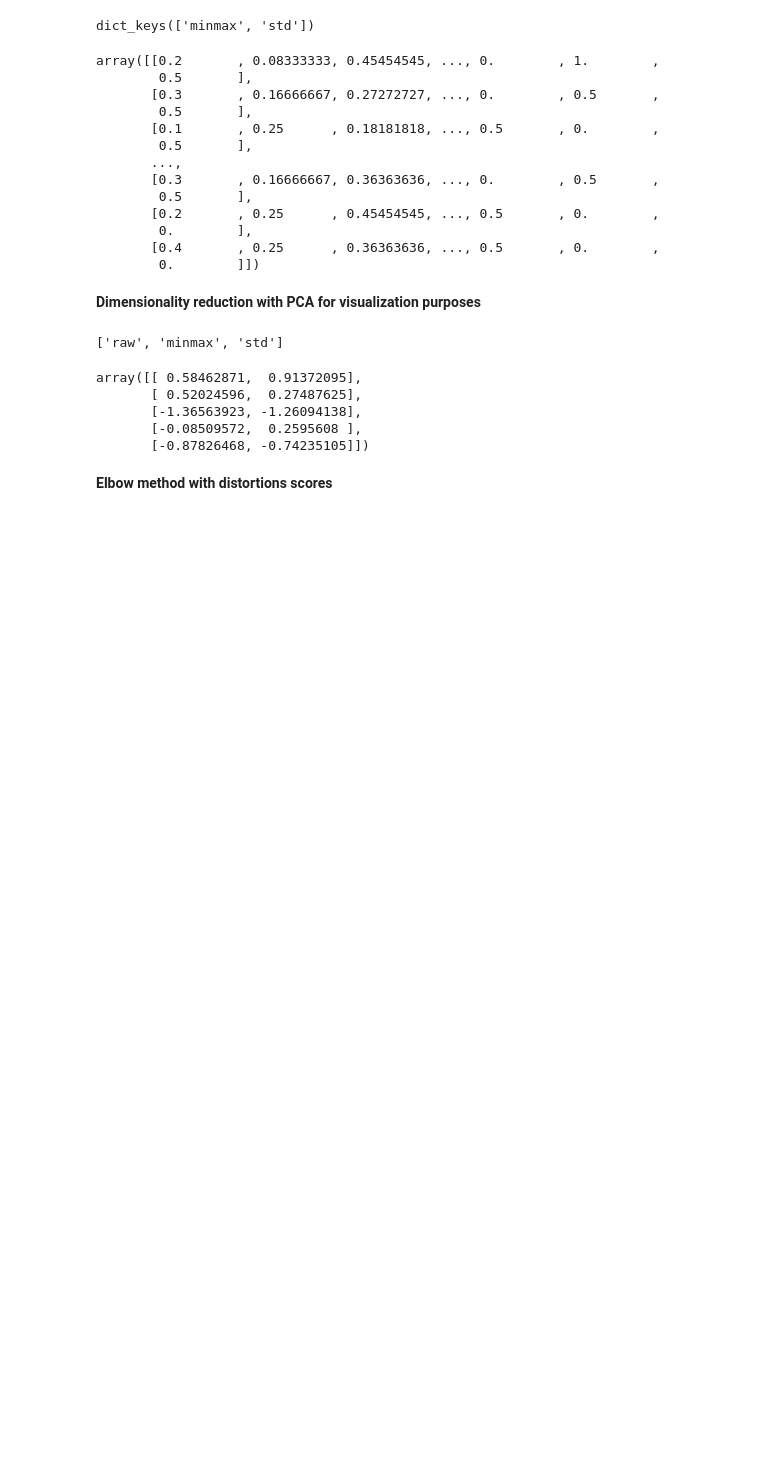
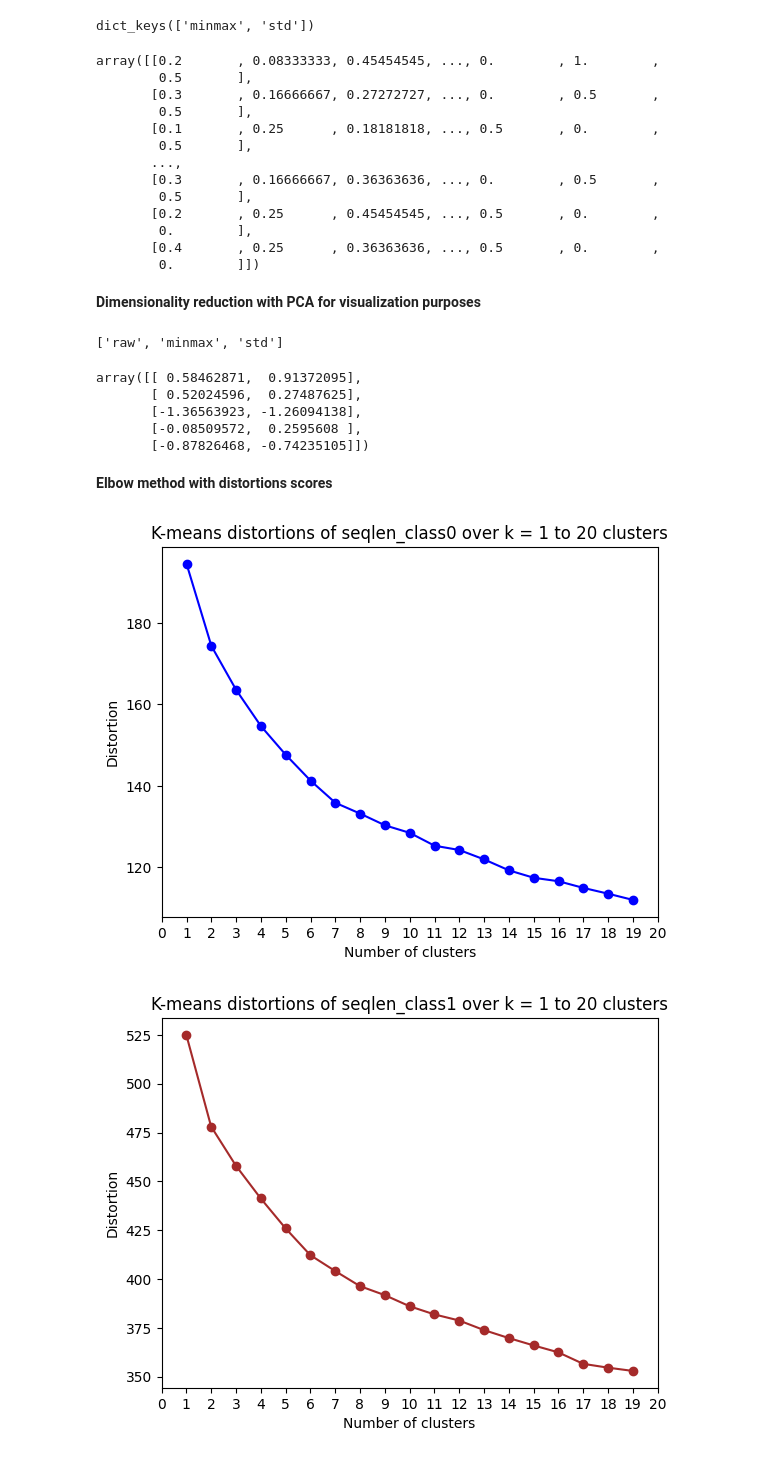
Before and after one commit to simlal/data-mining-assignments_bin710, a Jupyter notebook: dev4_descriptive-funcs/TP4_soln.ipynb, the cells around one changed output. Cells and saved outputs as stored; diff of their text form; code cells hidden in the pictures; blank space fills up the shorter version.

Commit message:
Elbow plots for raw + minmax

```diff
--- a/dev4_descriptive-funcs/TP4_soln.ipynb
+++ b/dev4_descriptive-funcs/TP4_soln.ipynb
@@ -819,26 +833,3 @@ array([[ 0.58462871,  0.91372095],
        [-0.87826468, -0.74235105]])
 # %% [markdown]
 **Elbow method with distortions scores**
-# %%
-# Elbow method
-def elbow_method(X: Union[, pd.DataFrame, np.array], min_clusters: int, max_clusters: int) -> list:
-
-    # Kmeans for each min/max clusters
-    distortions = []
-    for i in range(min_clusters, max_clusters):
-        km = KMeans(n_clusters=i, n_init=10).fit(X)
-        distortions.append(np.sqrt(km.inertia_))
-
-    # Plot distortions
-    fig = plt.figure()
-
-    plt.plot(range(min_clusters,len(distortions)+min_clusters), distortions, marker="o")
-    plt.title(
-        f"K-means distortions of {list(locals().keys())[0]} over k = {min_clusters} to {max_clusters} clusters"
-    )
-    plt.xlabel("Number of clusters")
-    plt.xticks(range(min_clusters-1, max_clusters+1))
-    plt.ylabel("Distortion")
-    plt.show()
-
-    return distortions
@@ -846,0 +898,12 @@ elbow_method(filtered_kmers_data)
+# %%
+# Distortion plots for raw data
+
+# Get valid matplotlib colors
+my_colors = [mcolors.CSS4_COLORS[color] for color in mcolors.CSS4_COLORS if color in ["blue", "orange", "brown", "green"]]
+
+# Plot distoritions for all seqlen classes
+for i, seqlen_class in enumerate(filtered_kmers_data.seqlen_classes):
+    elbow_method(dfs=filtered_kmers_data.raw_data, seqlen_class=seqlen_class, min_clusters=1, max_clusters=20, color=my_colors[i])
+# %% [output]
+[figure, added]
+[figure, added]
```
Also changed, not shown: parts of 7 cells of this notebook.
